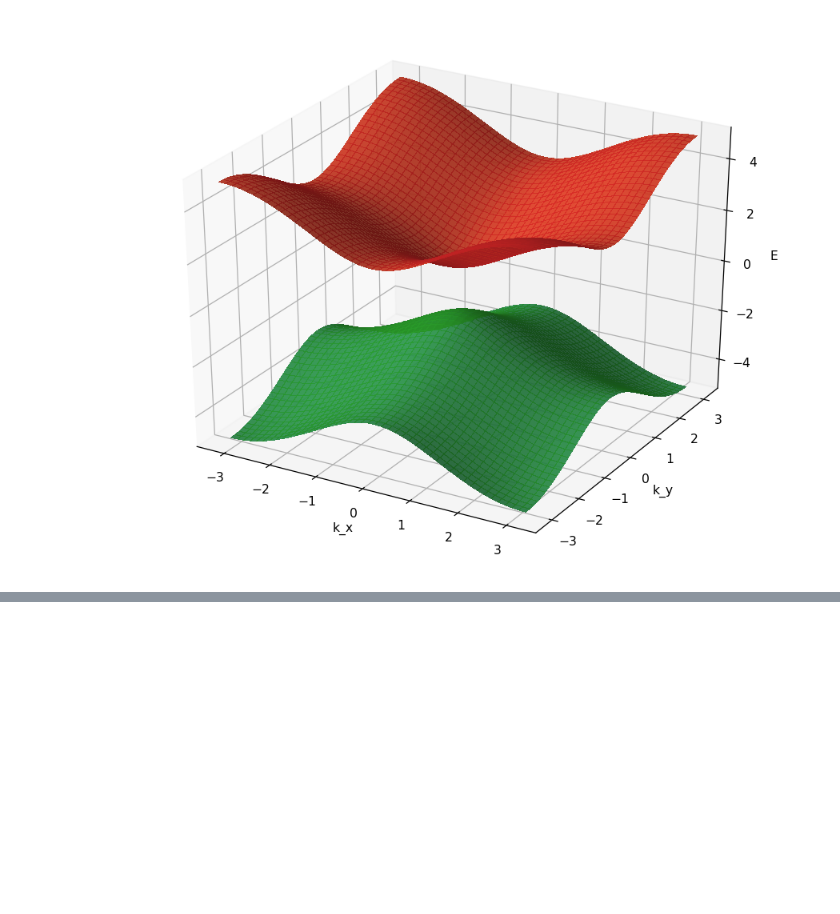
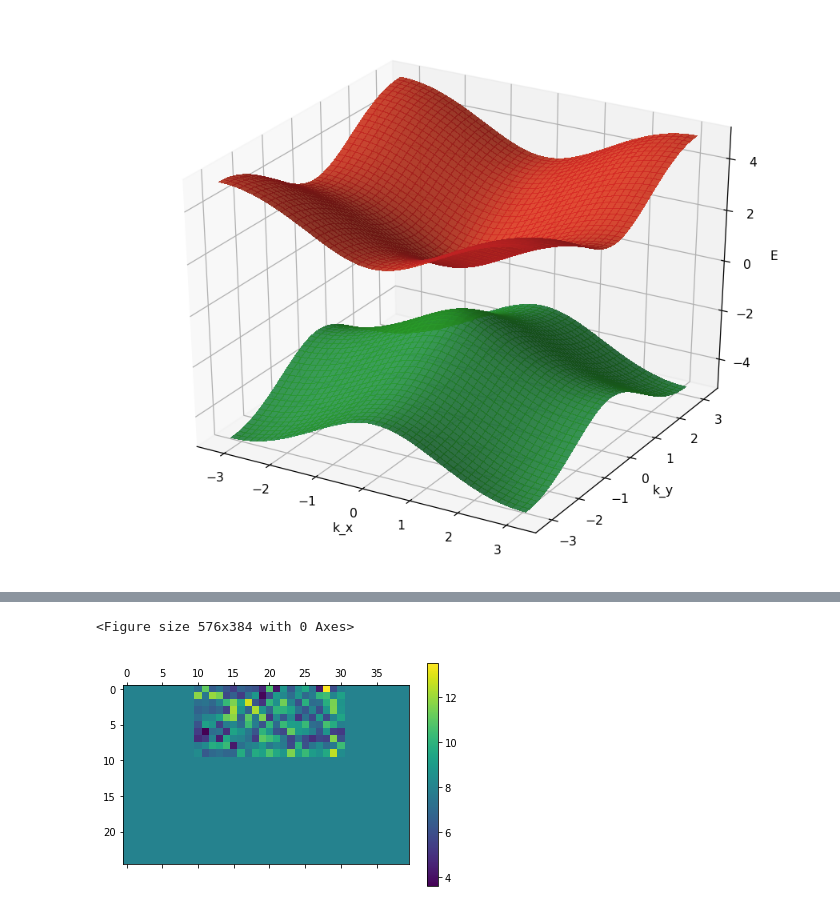
Before and after one commit to dnnagy/mezo2019, a Jupyter notebook: BHZ.ipynb, the cells around one changed output, grey strips where cells are left out. Drawn from its saved outputs; the diff is of its cells as text; code cells hidden in the pictures; blank space fills up the shorter version.

```diff
--- a/BHZ.ipynb
+++ b/BHZ.ipynb
@@ -282,7 +132,0 @@ interactive(children=(FloatSlider(value=-1.5, description='Delta', max=3.0, min=
-# %%
-Delta = -2.0
-random_scale = 0.25
-E = np.linspace(-3.0, 3.0, 61)
-
-for energy in E:
-    plot_scattering_region(Delta, energy, random_scale, random_state=42)
@@ -350 +235,29 @@ for j in range(bands.shape[-1]):
+# %%
+def plot_system(HS, nrows, ncols, dof=4):
+    if HS.shape[0] != HS.shape[1]:
+        raise ValueError("The matrix associated to the system must be square")
+
+    if HS.shape[0] != dof*ncols*nrows:
+        raise ValueError("The length of the diagonal must be equal to DOF*ncols*nrows")
+
+    diags = np.diag(np.abs(HS.toarray()))
+    diags_reduced = [] # Each entry in this array will be associated with a single site
+    it = iter(diags)
+    while True:
+        try:
+            diags_reduced.append( np.sum([next(it) for k in range(dof)]) )
+        except StopIteration:
+            break
+    diags_reduced = np.array(diags_reduced)
+
+    # Build the matrix that corresponds to the system of nrow, ncols shape
+    it = iter(diags_reduced)
+    sys = np.zeros(shape=(nrows, ncols))
+    for i in range(ncols):
+        for j in range(nrows):
+            sys[j,i] = next(it)
+
+    plt.figure(dpi=96)
+    plt.matshow( sys )
+    plt.colorbar()
 # %% [markdown]
@@ -429,0 +265,10 @@ interact(f, x=(-1, 1, 0.1), y=3, z=4)
+# %%
+nrows = 25
+ncols = 40
+dirty_region = (0, 10, 10, 31)
+
+HS = get_HS_dirty(nrows=nrows, ncols=ncols, Delta=-2.0, dirty_region=dirty_region, use_full_mtx=True, scale=1.0, random_state=42)
+plot_system(HS, nrows=nrows, ncols=ncols)
+# %% [output]
+<Figure size 576x384 with 0 Axes>
+[figure, added]
```
Also changed, not shown: parts of 26 cells of this notebook, 1 other file.
